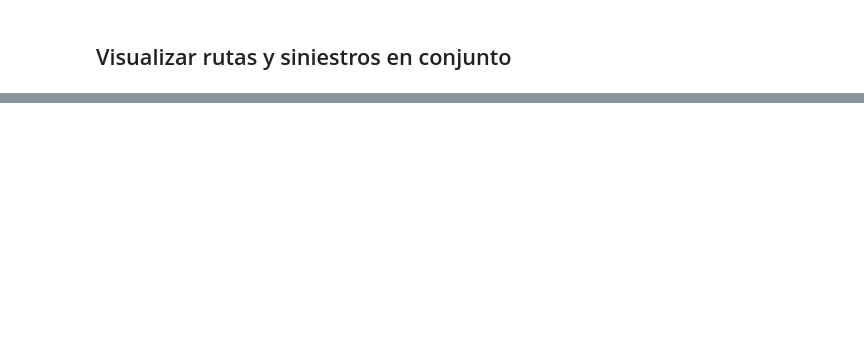
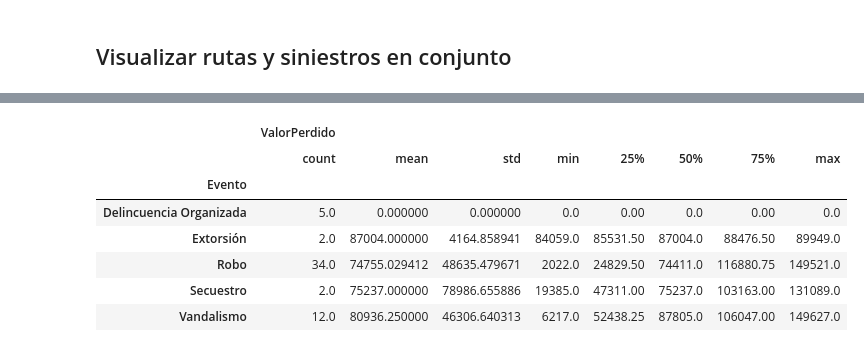
Before and after one commit to mirelesde/route-evaluation-armur, a Jupyter notebook: prueba.ipynb, the cells around one changed output, grey strips where cells are left out. Drawn from its saved outputs; the diff is of its cells as text; code cells hidden in the pictures; blank space fills up the shorter version.

```diff
--- a/prueba.ipynb
+++ b/prueba.ipynb
@@ -446,0 +479,11 @@ img.save('mapa.png')
+# %%
+incidentes_df.groupby('Evento').describe()
+# %% [output]
+|  | ValorPerdido |  |  |  |  |  |  |  |
+|  | count | mean | std | min | 25% | 50% | 75% | max |
+| Evento |  |  |  |  |  |  |  |  |
+| Delincuencia Organizada | 5.0 | 0.000000 | 0.000000 | 0.0 | 0.00 | 0.0 | 0.00 | 0.0 |
+| Extorsión | 2.0 | 87004.000000 | 4164.858941 | 84059.0 | 85531.50 | 87004.0 | 88476.50 | 89949.0 |
+| Robo | 34.0 | 74755.029412 | 48635.479671 | 2022.0 | 24829.50 | 74411.0 | 116880.75 | 149521.0 |
+| Secuestro | 2.0 | 75237.000000 | 78986.655886 | 19385.0 | 47311.00 | 75237.0 | 103163.00 | 131089.0 |
+| Vandalismo | 12.0 | 80936.250000 | 46306.640313 | 6217.0 | 52438.25 | 87805.0 | 106047.00 | 149627.0 |
```
Also changed, not shown: parts of 7 cells of this notebook.
